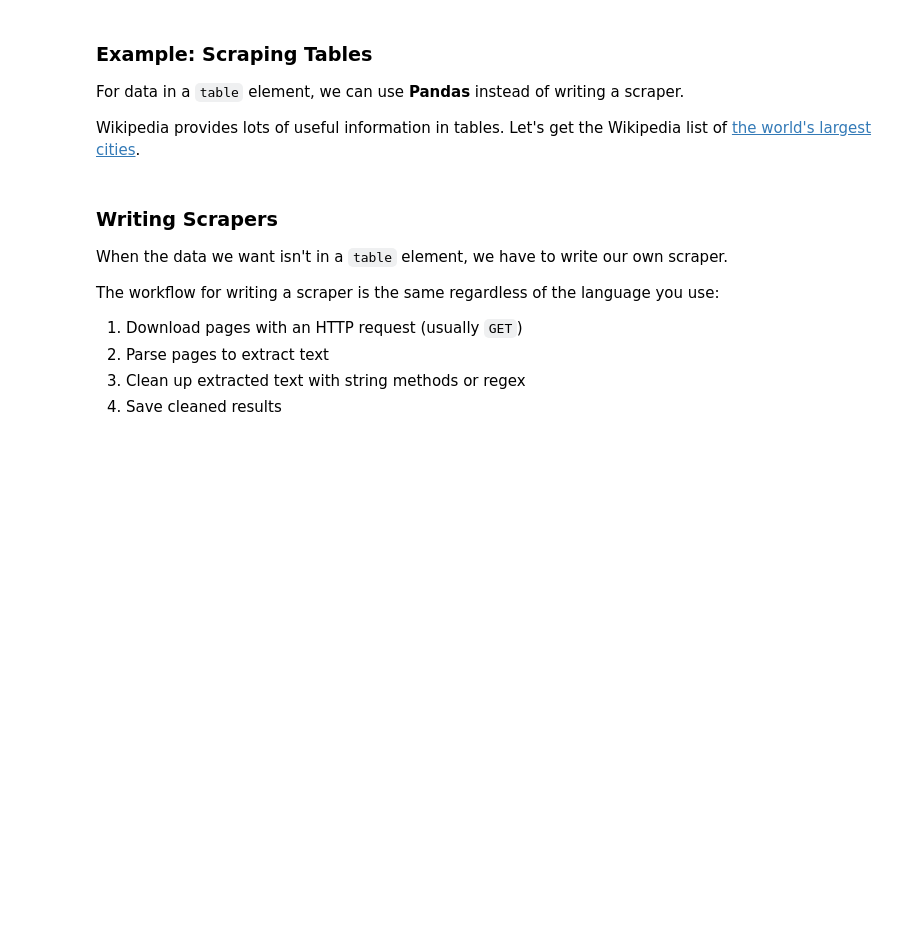
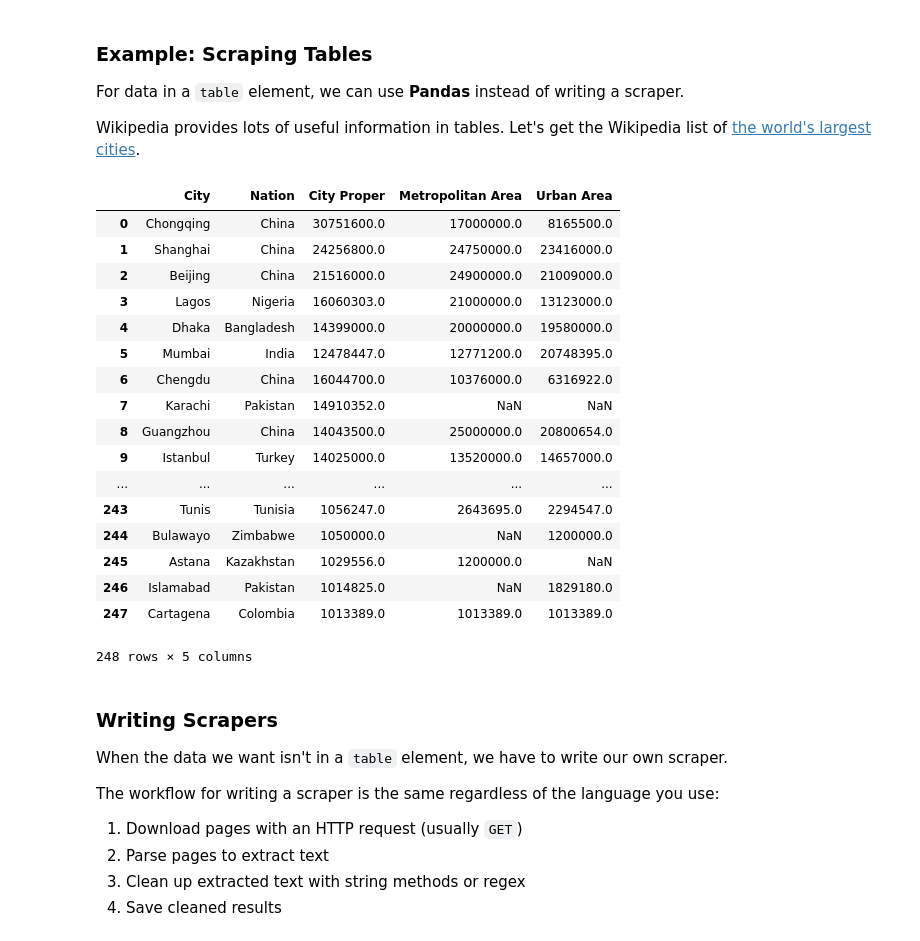
Before and after one commit to 2019-winter-ucdavis-sta141b/notes, a Jupyter notebook: lecture/02.05/notes.ipynb, the cells around one changed output. Cells and saved outputs as stored; diff of their text form; code cells hidden in the pictures; blank space fills up the shorter version.

Commit message:
Update lecture 9 notes.

```diff
--- a/lecture/02.05/notes.ipynb
+++ b/lecture/02.05/notes.ipynb
@@ -183,6 +258,54 @@ For data in a `table` element, we can use __Pandas__ instead of writing a scrape
 Wikipedia provides lots of useful information in tables. Let's get the Wikipedia list of [the world's largest cities][wiki].
 
 [wiki]: https://en.wikipedia.org/wiki/List_of_largest_cities
+# %%
+# This example shows all of the steps to clean the data.
+# In lecture we only did lines 4-5.
+
+tabs = pd.read_html("https://en.wikipedia.org/wiki/List_of_largest_cities")
+tbl = tabs[1]
+
+def strip_footnote(x):
+    """This function removes bracketed footnotes, such as '[1]'."""
+    if pd.isna(x):
+        return x
+
+    return x.partition("[")[0]
+
+# Combine table headers into one row.
+cols = list(tbl.columns.get_level_values(0))
+cols[-3:] = tbl.columns.get_level_values(1)[-3:]
+tbl.columns = [strip_footnote(c).title() for c in cols]
+
+# We don't need the Image column
+tbl = tbl.drop(columns = "Image")
+
+# Strip footnotes from the rest of the data
+tbl = tbl.applymap(strip_footnote)
+
+# Convert numeric columns to numeric dtypes
+cols = tbl.columns[-3:]
+tbl[cols] = tbl[cols].apply(lambda x: pd.to_numeric(x.str.replace(",", "")))
+tbl
+# %% [output]
+|  | City | Nation | City Proper | Metropolitan Area | Urban Area |
+| 0 | Chongqing | China | 30751600.0 | 17000000.0 | 8165500.0 |
+| 1 | Shanghai | China | 24256800.0 | 24750000.0 | 23416000.0 |
+| 2 | Beijing | China | 21516000.0 | 24900000.0 | 21009000.0 |
+| 3 | Lagos | Nigeria | 16060303.0 | 21000000.0 | 13123000.0 |
+| 4 | Dhaka | Bangladesh | 14399000.0 | 20000000.0 | 19580000.0 |
+| 5 | Mumbai | India | 12478447.0 | 12771200.0 | 20748395.0 |
+| 6 | Chengdu | China | 16044700.0 | 10376000.0 | 6316922.0 |
+| 7 | Karachi | Pakistan | 14910352.0 | NaN | NaN |
+| 8 | Guangzhou | China | 14043500.0 | 25000000.0 | 20800654.0 |
+| 9 | Istanbul | Turkey | 14025000.0 | 13520000.0 | 14657000.0 |
+| ... | ... | ... | ... | ... | ... |
+| 243 | Tunis | Tunisia | 1056247.0 | 2643695.0 | 2294547.0 |
+| 244 | Bulawayo | Zimbabwe | 1050000.0 | NaN | 1200000.0 |
+| 245 | Astana | Kazakhstan | 1029556.0 | 1200000.0 | NaN |
+| 246 | Islamabad | Pakistan | 1014825.0 | NaN | 1829180.0 |
+| 247 | Cartagena | Colombia | 1013389.0 | 1013389.0 | 1013389.0 |
+248 rows × 5 columns
 # %% [markdown]
 ### Writing Scrapers
 
```
Also changed, not shown: parts of 15 cells of this notebook.
